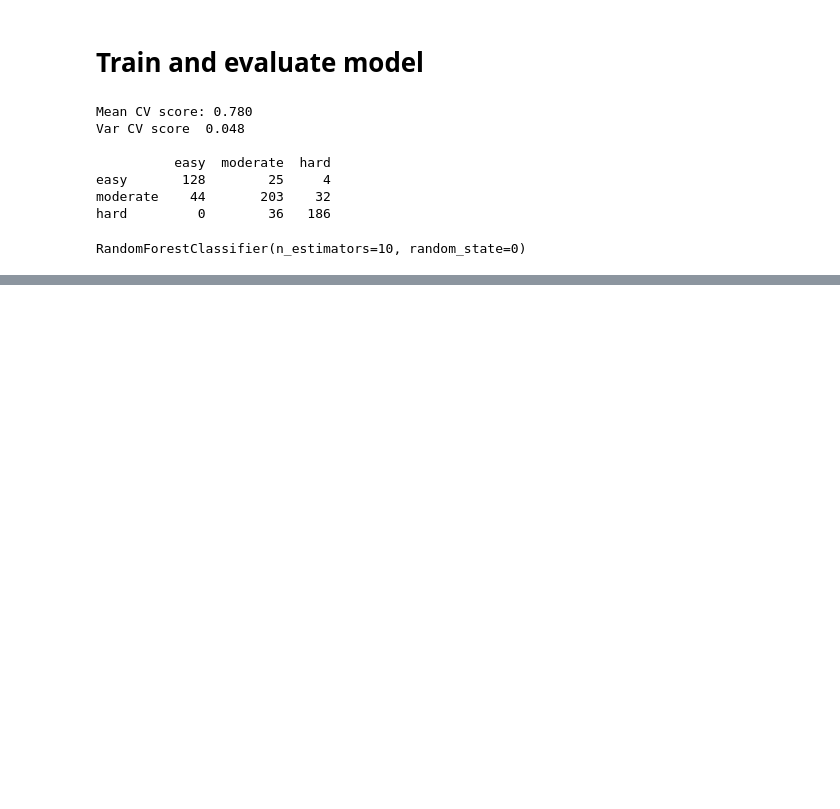
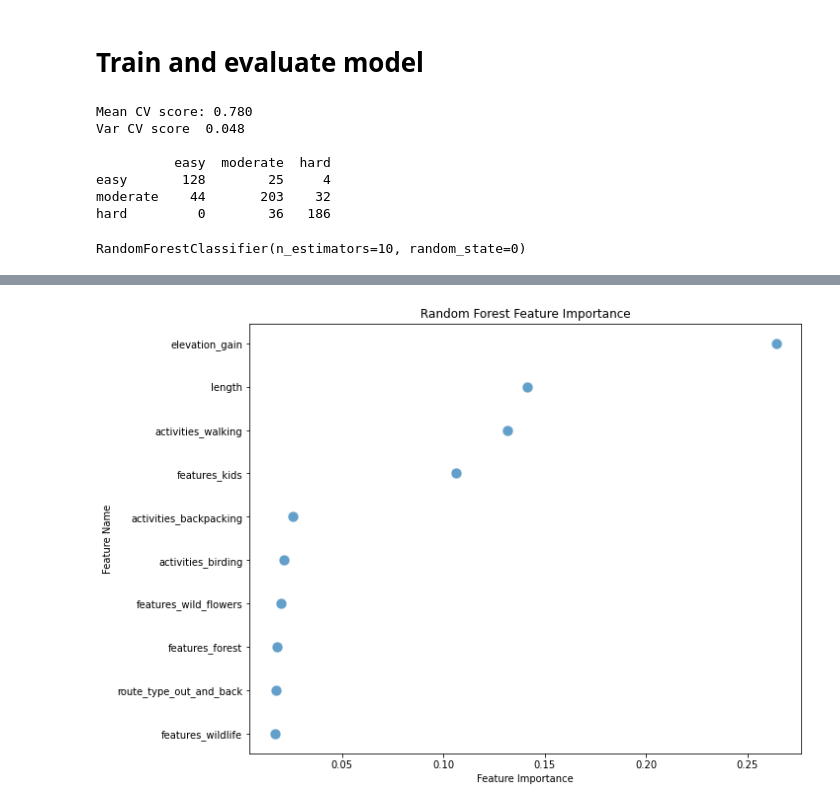
Before and after one commit to MSIA/2021-msia423-chang-christina-project, a Jupyter notebook: notebooks/develop/model.ipynb, the cells around one changed output, grey strips where cells are left out. Cells and saved outputs as stored; diff of their text form; code cells hidden in the pictures; blank space fills up the shorter version.

```diff
--- a/notebooks/develop/model.ipynb
+++ b/notebooks/develop/model.ipynb
@@ -107,6 +107,9 @@ easy       128        25     4
 moderate    44       203    32
 hard         0        36   186
 # %%
-pickle.load(open('../../models/model.pkl', 'rb'))
+clf = pickle.load(open('../../models/model.pkl', 'rb'))
+clf
 # %% [output]
 RandomForestClassifier(n_estimators=10, random_state=0)
+# %%
+X = df.drop(columns=['difficulty_class', 'trail_id'], axis=1)
@@ -112,0 +137,3 @@ RandomForestClassifier(n_estimators=10, random_state=0)
+# %%
+imp_df = pd.DataFrame({'feature':X.columns, 'imp':clf.feature_importances_})
+imp_df = imp_df.sort_values(by=['imp'],ascending=False).reset_index(drop=True)
@@ -112,0 +149,12 @@ RandomForestClassifier(n_estimators=10, random_state=0)
+# %%
+import matplotlib.pyplot as plt
+import seaborn as sns
+
+plt.figure(figsize = (10,8))
+sns.scatterplot(x='imp',y='feature',data=imp_df.head(10), marker='o', s=120, alpha=0.7)
+plt.xlabel('Feature Importance')
+plt.ylabel('Feature Name')
+plt.title('Random Forest Feature Importance')
+plt.show()
+# %% [output]
+[figure, added]
```
Also changed, not shown: parts of 2 cells of this notebook, 2 other files.
